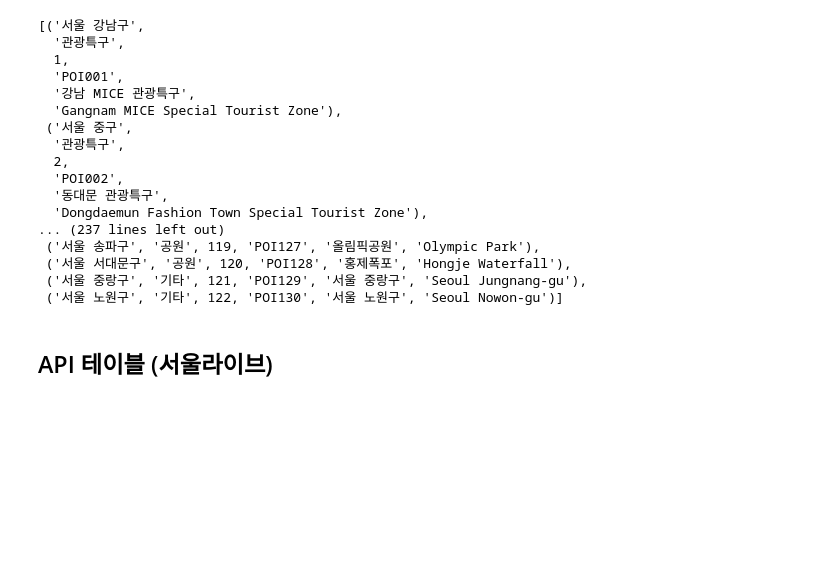
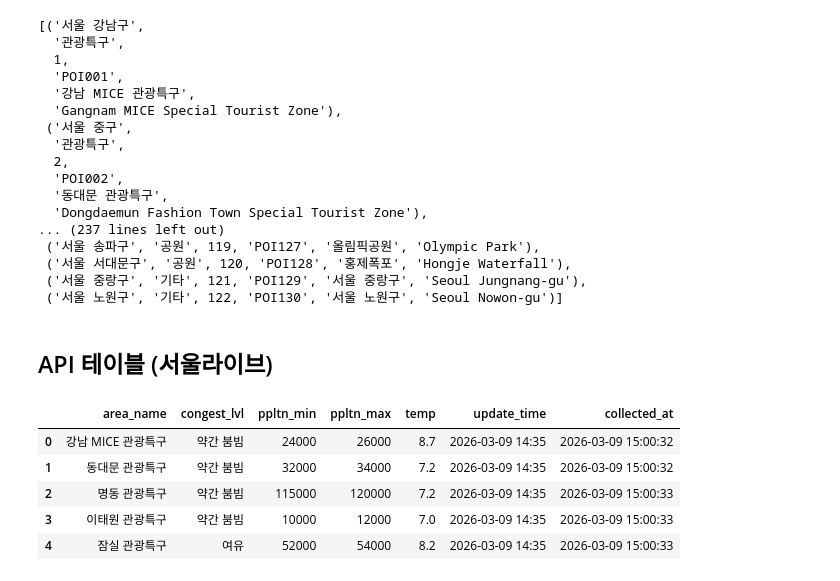
Before and after one commit to jiyang-lee/project_1_crime_stats_final, a Jupyter notebook: 3_orm/1_basic_orm.ipynb, the cells around one changed output. Drawn from its saved outputs; the diff is of its cells as text; code cells hidden in the pictures; blank space fills up the shorter version.

```diff
--- a/3_orm/1_basic_orm.ipynb
+++ b/3_orm/1_basic_orm.ipynb
@@ -202,3 +202,13 @@ for map in insert_mapper:
 session.commit()
 # %% [markdown]
 ## API 테이블 (서울라이브)
+# %%
+df_seoul_live = pd.read_csv('../data/seoul_live_cache.csv', encoding='utf-8-sig')
+df_seoul_live.head()
+# %% [output]
+|  | area_name | congest_lvl | ppltn_min | ppltn_max | temp | update_time | collected_at |
+| 0 | 강남 MICE 관광특구 | 약간 붐빔 | 24000 | 26000 | 8.7 | 2026-03-09 14:35 | 2026-03-09 15:00:32 |
+| 1 | 동대문 관광특구 | 약간 붐빔 | 32000 | 34000 | 7.2 | 2026-03-09 14:35 | 2026-03-09 15:00:32 |
+| 2 | 명동 관광특구 | 약간 붐빔 | 115000 | 120000 | 7.2 | 2026-03-09 14:35 | 2026-03-09 15:00:33 |
+| 3 | 이태원 관광특구 | 약간 붐빔 | 10000 | 12000 | 7.0 | 2026-03-09 14:35 | 2026-03-09 15:00:33 |
+| 4 | 잠실 관광특구 | 여유 | 52000 | 54000 | 8.2 | 2026-03-09 14:35 | 2026-03-09 15:00:33 |
```
Also changed, not shown: parts of 4 cells of this notebook, 1 other file.
